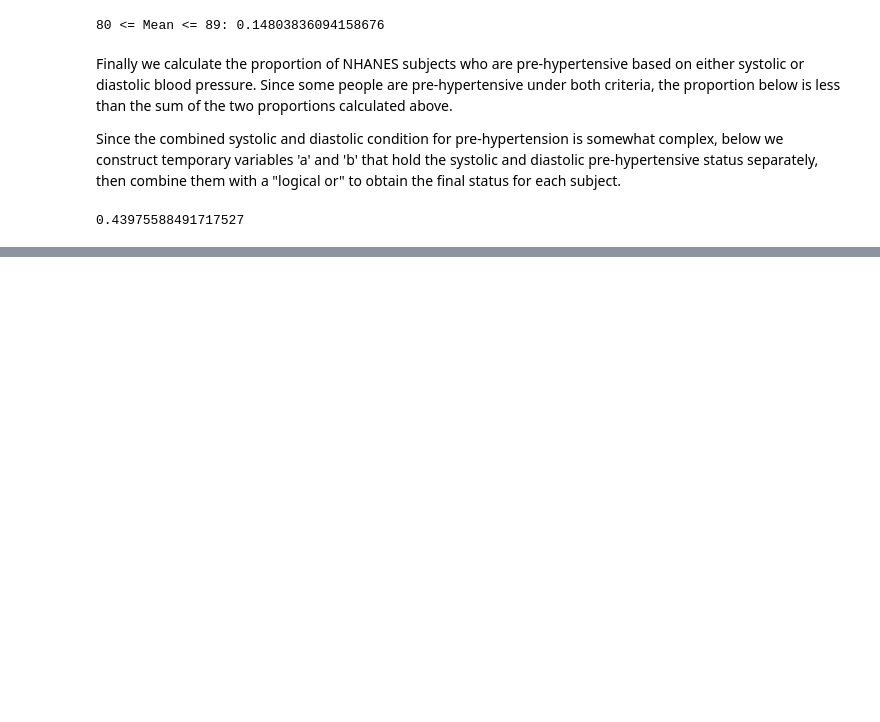
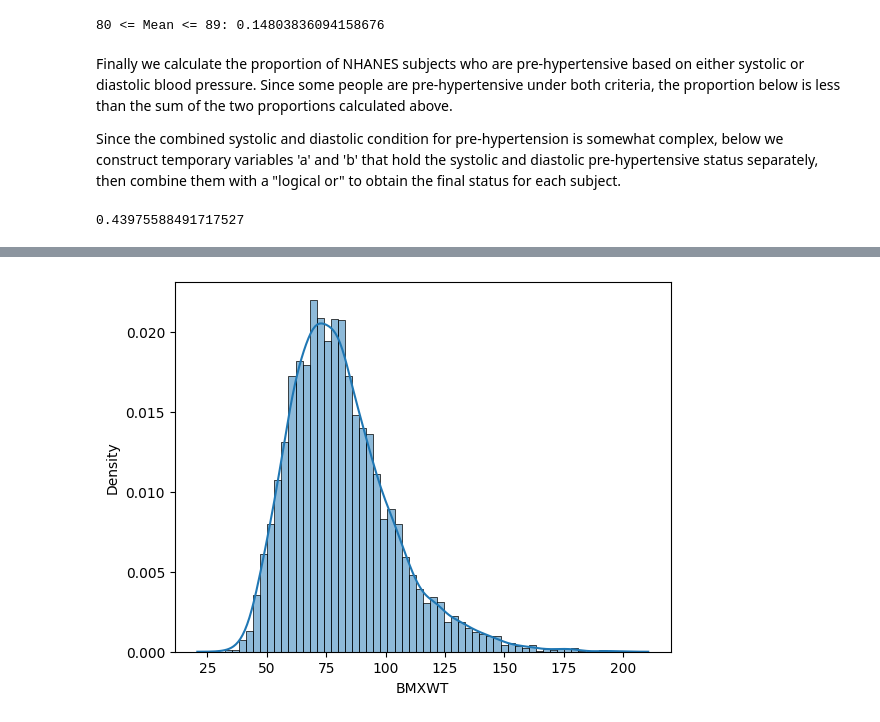
Before and after one commit to tauantorres/understanding-and-visualizing-data-with-python, a Jupyter notebook: week-2-pt-3.ipynb, the cells around one changed output, grey strips where cells are left out. Drawn from its saved outputs; the diff is of its cells as text; code cells hidden in the pictures; blank space fills up the shorter version.

```diff
--- a/week-2-pt-3.ipynb
+++ b/week-2-pt-3.ipynb
@@ -84,7 +93,12 @@ Name: count, dtype: int64
 # %% [markdown]
 We will also want to have a relabeled version of the gender variable, so we will construct that now as well.  We will follow a convention here of appending an 'x' to the end of a categorical variable's name when it has been recoded from numeric to string (text) values.
 # %%
-da["RIAGENDRx"] = da.RIAGENDR.replace({1: "Male", 2: "Female"})
+da["RIAGENDRx"] = da.RIAGENDR.replace(
+                                {
+                                    1: "Male",
+                                    2: "Female"
+                                }
+                            )
 # %% [markdown]
 For many purposes it is more relevant to consider the proportion of the sample with each of the possible category values, rather than the number of people in each category.  We can do this as follows:
 # %%
@@ -208,0 +283,8 @@ print(np.mean(a | b))  # "|" means "or"
+# %%
+sns.histplot(data = da['BMXWT'].dropna(),
+             kde=True,
+             stat='density',
+             kde_kws=dict(cut=3)
+            );
+# %% [output]
+[figure, added]
```
Also changed, not shown: parts of 10 cells of this notebook, 1 other file.
